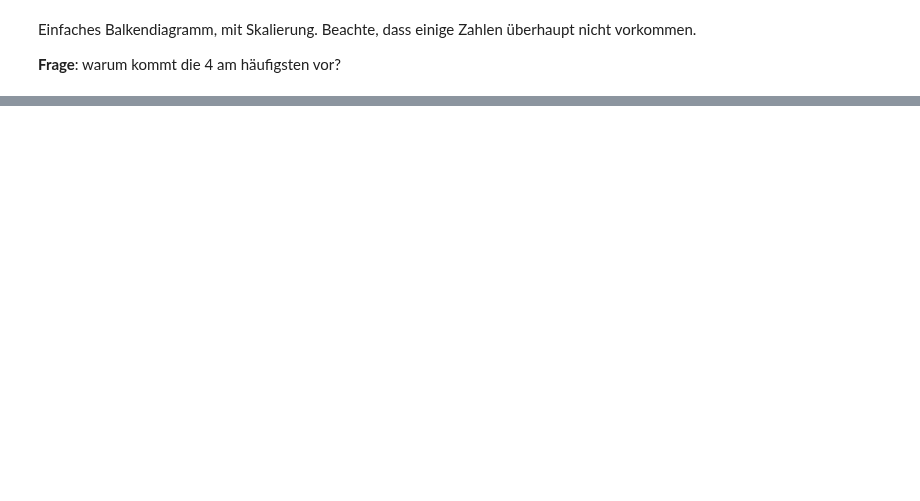
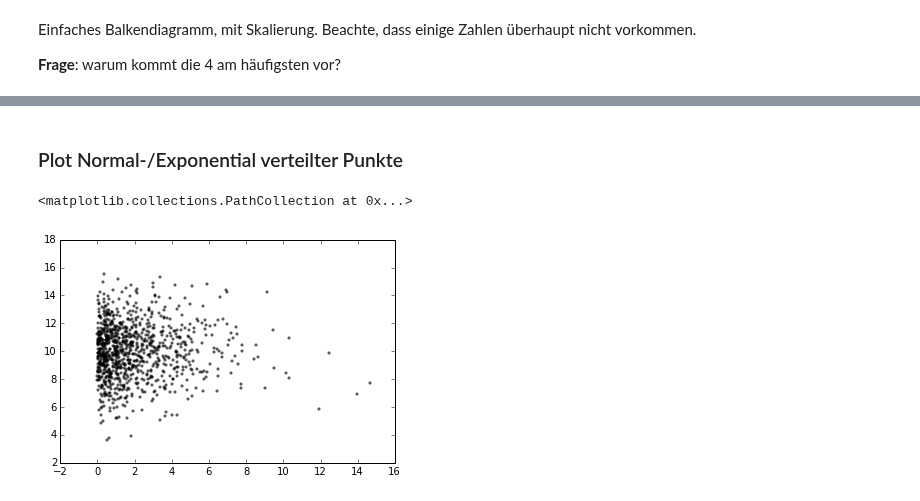
Before and after one commit to haraldschilly/python-fuer-mathematiker, a Jupyter notebook: doc/3-6-statistik.ipynb, the cells around one changed output, grey strips where cells are left out. Drawn from its saved outputs; the diff is of its cells as text; code cells hidden in the pictures; blank space fills up the shorter version.

Commit message:
statistik: verteilungen, plots, t-test; klassen: mehr über instanzen und attribute, __init__, __repr__, ...

```diff
--- a/doc/3-6-statistik.ipynb
+++ b/doc/3-6-statistik.ipynb
@@ -50,0 +103,13 @@ for i in range(1, 17):
+# %% [markdown]
+### Plot Normal-/Exponential verteilter Punkte
+# %%
+N = 1000 # Anzahl der Punkte
+xx = [ random.expovariate(.5)      for _ in range(N)]
+yy = [ random.normalvariate(10, 2) for _ in range(N)]
+
+%matplotlib inline
+import matplotlib.pyplot as plt
+plt.scatter(xx, yy, marker=".", color="black", alpha=.5)
+# %% [output]
+<matplotlib.collections.PathCollection at 0x...>
+[figure, added]
```
Also changed, not shown: parts of 28 cells of this notebook, 4 other files.
